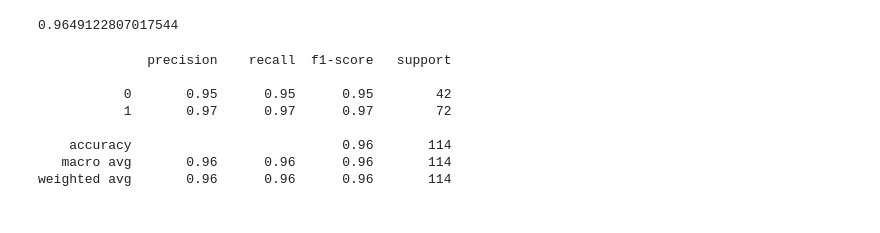
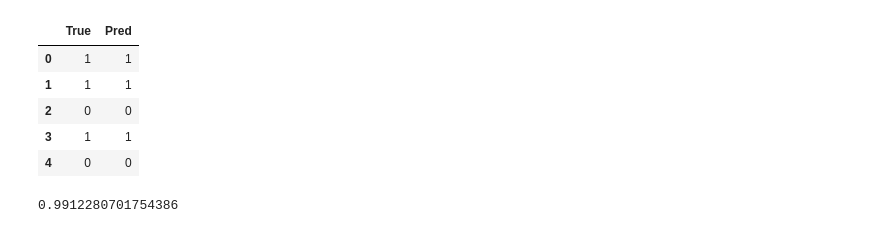
Before and after one commit to filiptrivan/mini-ml-projects, a Jupyter notebook: nn.ipynb, the cells around one changed output. Saved outputs shown, nothing was run; the diff lists cells and outputs as text; code cells hidden in the pictures.

```diff
--- a/nn.ipynb
+++ b/nn.ipynb
@@ -12,32 +14,24 @@ X_train, X_test, y_train, y_test = train_test_split(X, y, test_size=0.2, random_
-# %%
-ss = StandardScaler()
-X_train = ss.fit_transform(X_train)
-X_test = ss.transform(X_test)
-# %%
-mlp = MLPClassifier(
-    hidden_layer_sizes=(128),
-    activation='tanh',
-    max_iter=1000,
-    solver='sgd',
-    learning_rate='constant',
-    momentum=0.9,
-    learning_rate_init=0.0001,
-    random_state=42,
-)
-mlp.fit(X_train, y_train)
-y_pred = mlp.predict(X_test)
-# %%
-print(accuracy_score(y_test, y_pred))
-# %% [output]
-0.9649122807017544
-# %%
-print(classification_report(y_test, y_pred))
-# %% [output]
-              precision    recall  f1-score   support
-
-           0       0.95      0.95      0.95        42
-           1       0.97      0.97      0.97        72
-
-    accuracy                           0.96       114
-   macro avg       0.96      0.96      0.96       114
-weighted avg       0.96      0.96      0.96       114
+# %%
+model = MLPClassifier(100, 'tanh').fit(X_train, y_train)
+# %%
+y_pred = model.predict(X_test)
+# %%
+result = pd.DataFrame({
+    'True': y_test,
+    'Pred': y_pred
+})
+
+result.head()
+# %% [output]
+|  | True | Pred |
+| 0 | 1 | 1 |
+| 1 | 1 | 1 |
+| 2 | 0 | 0 |
+| 3 | 1 | 1 |
+| 4 | 0 | 0 |
+# %%
+from sklearn.metrics import accuracy_score, precision_score, recall_score, f1_score
+
+print(accuracy_score(result['True'], result['Pred']))
+# %% [output]
+0.9912280701754386
```
Also changed, not shown: parts of 3 cells of this notebook, 3 other files.
